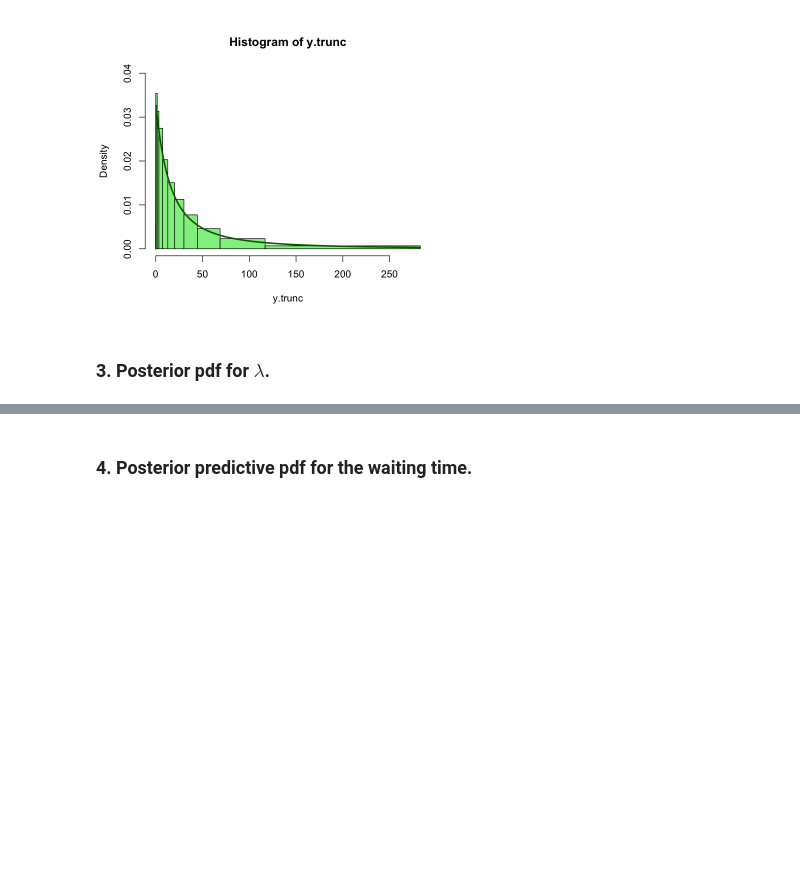
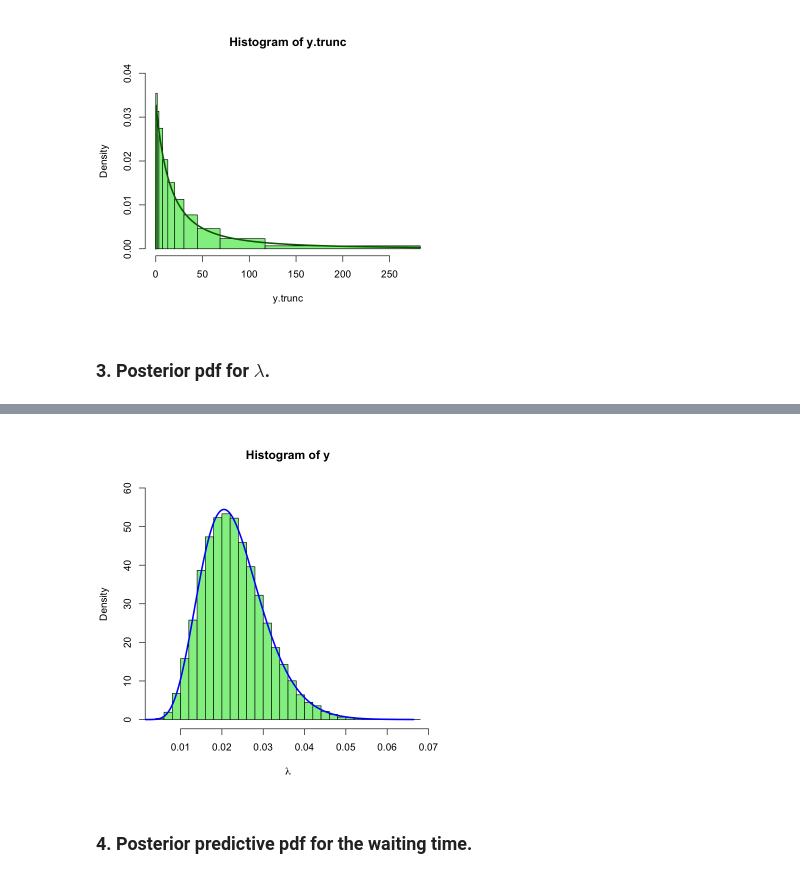
Before and after one commit to claudia-hm/BSPP, a Jupyter notebook: 2021-2022.Homework.01.Statements.ipynb, the cells around one changed output, grey strips where cells are left out. Drawn from its saved outputs; the diff is of its cells as text; code cells hidden in the pictures; blank space fills up the shorter version.

Commit message:
first version of posterior 1

```diff
--- a/2021-2022.Homework.01.Statements.ipynb
+++ b/2021-2022.Homework.01.Statements.ipynb
@@ -125,7 +125,7 @@ The Stan code simply draws samples from a gamma distribution, and we specify the
 # %%
 #Stan code to generate samples from the prior,
 #a gamma distribution of given alpha and beta
-GammaPrior_String <- "
+Gamma_String <- "
     //functions {}
     data{
         real<lower=0> alpha;
@@ -139,7 +139,7 @@ GammaPrior_String <- "
         real y=gamma_rng(alpha,beta);
         }
 "
-GammaPrior_stanDso <- stan_model( model_code=GammaPrior_String ) # Compile to DSO
+Gamma_stanDso <- stan_model( model_code=Gamma_String ) # Compile to DSO
 # %% [markdown]
 Once that we have the DSO we input the selected distribution parameters and stan configuration to perform the simulation.
 
@@ -270,3 +270,9 @@ lines(u,yu,lwd=2.5,col="DarkGreen")
 [figure]
 # %% [markdown]
 ### 3. Posterior pdf for $\lambda$.
+# %%
+y<-c(16, 8, 114, 60, 4, 23, 30, 105)
+n<-length(y)
+ybar<-mean(y)
+round(ybar,2)
+nybar<-sum(y)
@@ -272,0 +281,5 @@ lines(u,yu,lwd=2.5,col="DarkGreen")
+# %%
+post.a<-prior.a+n
+post.b<-prior.b+nybar
+post.a
+post.b
@@ -273,3 +303,25 @@ lines(u,yu,lwd=2.5,col="DarkGreen")
+# %%
+Gamma_dataList <- list("alpha" = post.a, "beta" = post.b)
+
+# Generate prior sample:
+GammaPosterior_stanFit <- sampling( object=Gamma_stanDso,
+                     data = Gamma_dataList, algorithm="Fixed_param",
+                     chains = 4, seed = 24056, iter = 10000, warmup = 0, thin = 1)
+# %%
+# extract sample and visualize it
+y<-extract(GammaPosterior_stanFit,par="y")$y
+y.max<-max(y)
+u<-seq(0,y.max,length=1000)
+
+# Plot histogram, superimpose the Gamma pdf
+options(repr.plot.width=6,repr.plot.height=6)
+v<-seq(0,max(y),length=1000)
+yv<-dgamma(v,shape=post.a,rate=post.b)
+max.yv<-max(yv)
+hist(y,freq=FALSE,col="LightGreen",xlab=expression(lambda),ylim=c(0,max.yv*1.1),breaks=25)
+lines(v,yv,lwd=2.5,col="blue")
+# %% [output]
+[figure, added]
 # %% [markdown]
 ### 4. Posterior predictive pdf for the waiting time.
 # %% [markdown]
```
Also changed, not shown: parts of 6 cells of this notebook.
